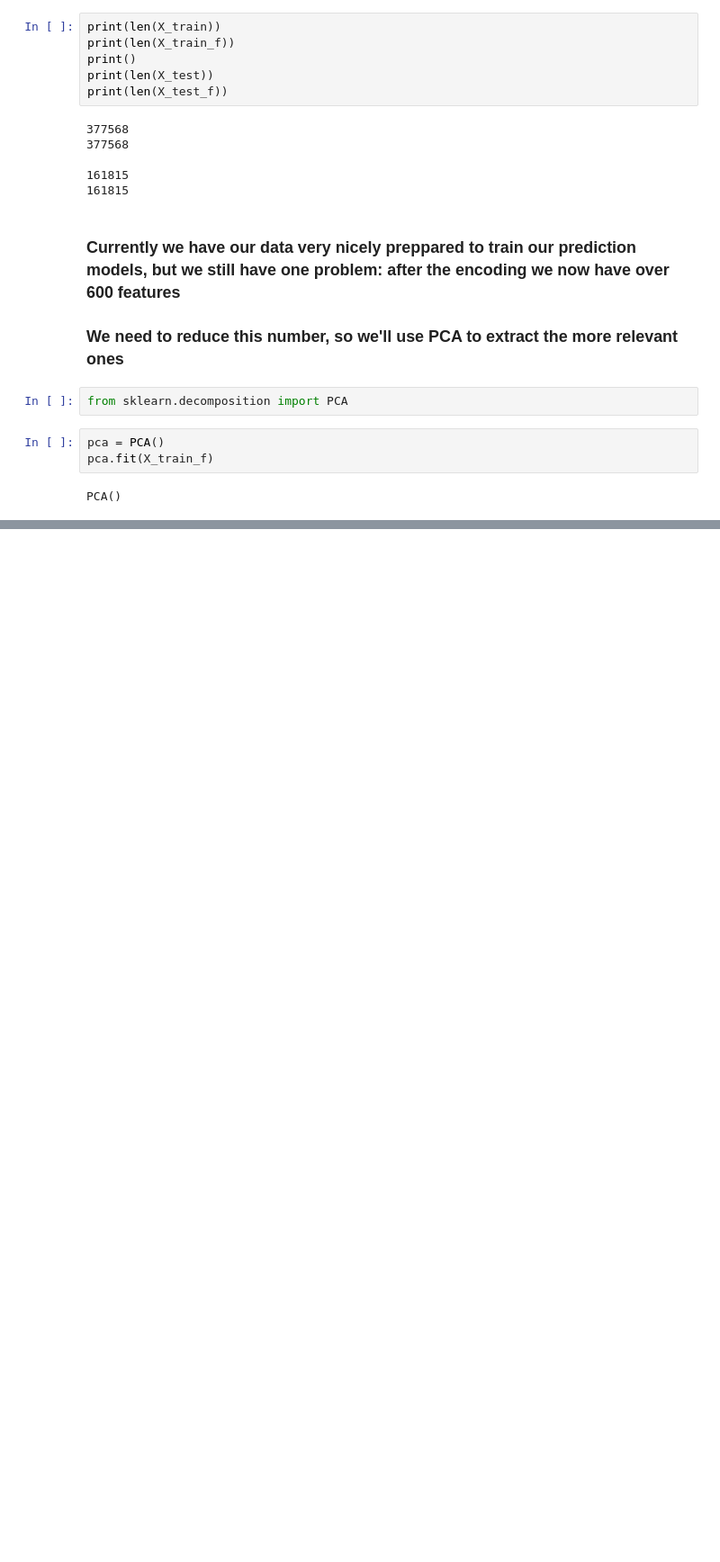
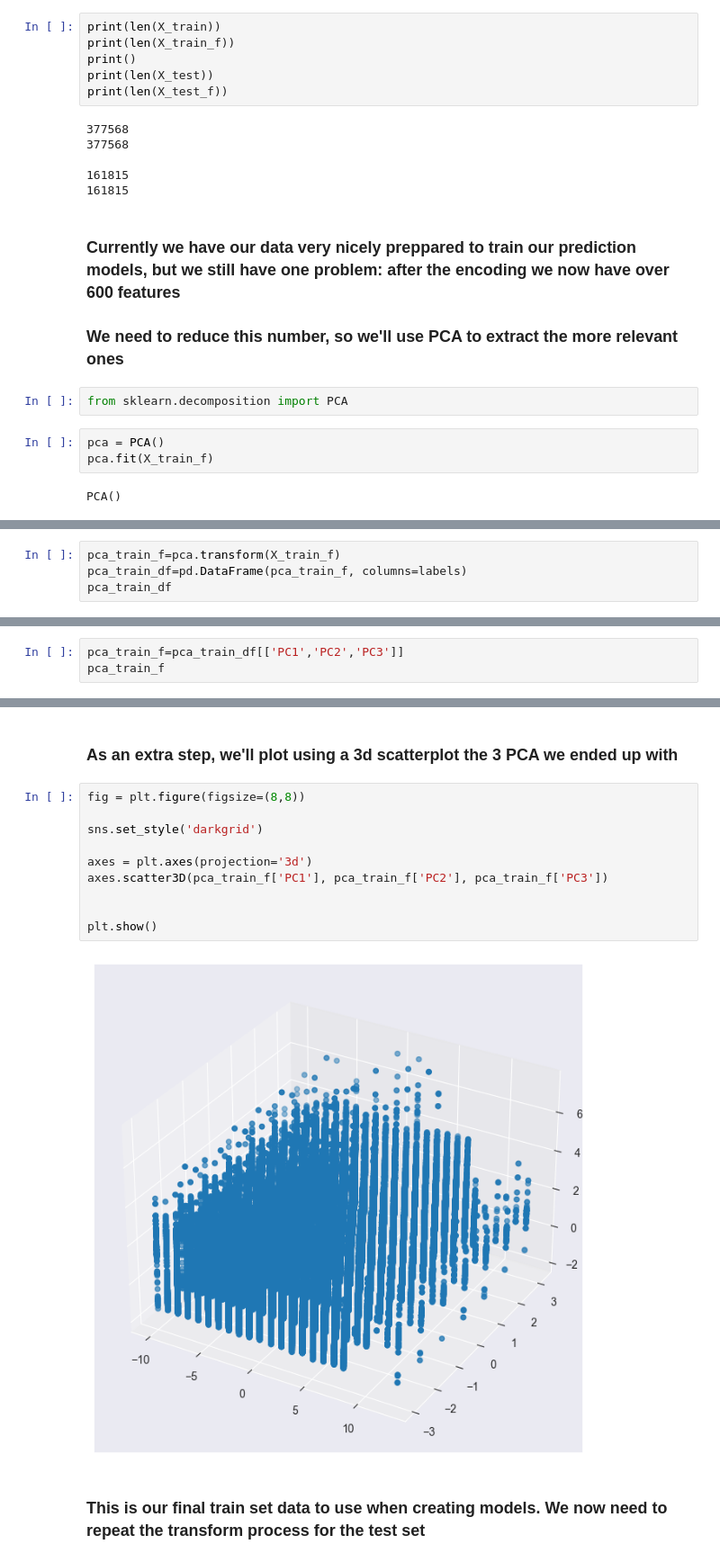
Before and after one commit to GuiMacc/final_bootcamp_project, a Jupyter notebook: Notebooks/prediction.ipynb, the cells around one changed output, grey strips where cells are left out. Shown at 90% size. Saved outputs shown, nothing was run; the diff lists cells and outputs as text; blank space fills up the shorter version.

```diff
--- a/Notebooks/prediction.ipynb
+++ b/Notebooks/prediction.ipynb
@@ -283,0 +349,4 @@ print(pca.explained_variance_ratio_)
+# %%
+pca_train_f=pca.transform(X_train_f)
+pca_train_df=pd.DataFrame(pca_train_f, columns=labels)
+pca_train_df
@@ -283,0 +367,3 @@ print(pca.explained_variance_ratio_)
+# %%
+pca_train_f=pca_train_df[['PC1','PC2','PC3']]
+pca_train_f
@@ -283,0 +384,16 @@ print(pca.explained_variance_ratio_)
+# %% [markdown]
+### As an extra step, we'll plot using a 3d scatterplot the 3 PCA we ended up with
+# %%
+fig = plt.figure(figsize=(8,8))
+
+sns.set_style('darkgrid')
+
+axes = plt.axes(projection='3d')
+axes.scatter3D(pca_train_f['PC1'], pca_train_f['PC2'], pca_train_f['PC3'])
+
+
+plt.show()
+# %% [output]
+[figure, added]
+# %% [markdown]
+### This is our final train set data to use when creating models. We now need to repeat the transform process for the test set
```
Also changed, not shown: parts of 41 cells of this notebook, 5 other files.
